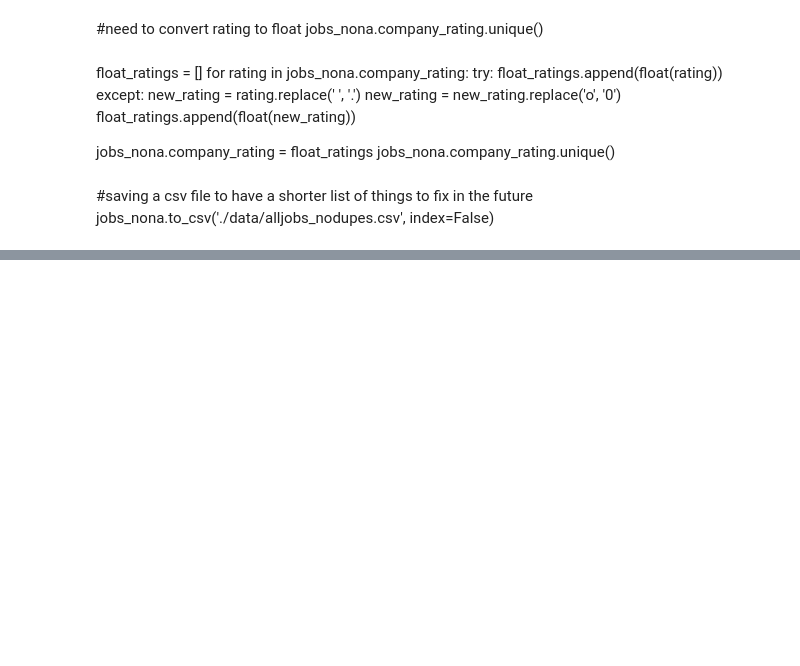
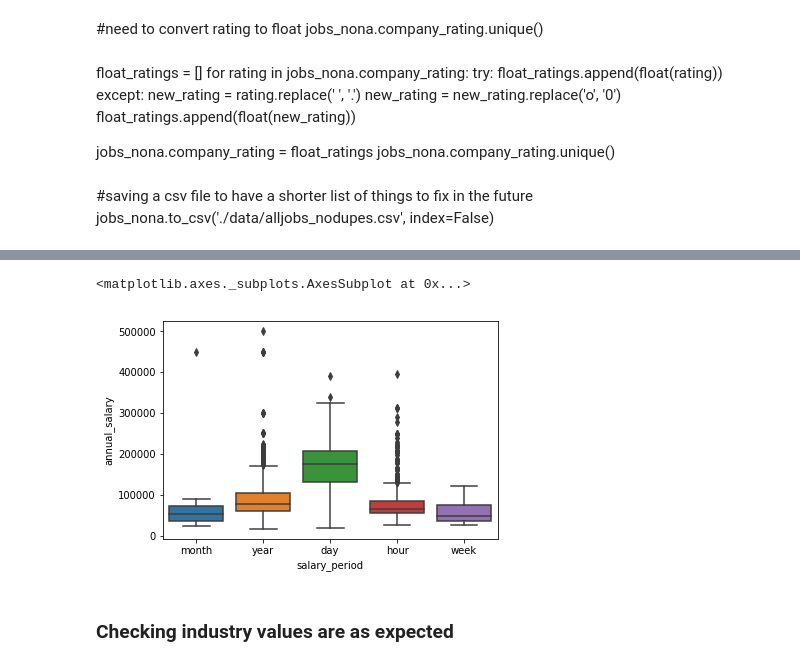
Before and after one commit to LydiaPeabody/job-description-gender-analysis, a Jupyter notebook: JD_data_cleaning.ipynb, the cells around one changed output, grey strips where cells are left out. Saved outputs shown, nothing was run; the diff lists cells and outputs as text; code cells hidden in the pictures; blank space fills up the shorter version.

```diff
--- a/JD_data_cleaning.ipynb
+++ b/JD_data_cleaning.ipynb
@@ -130,0 +211,4 @@ TypeError: expected string or bytes-like object
+# %%
+#appears to be valid, but also a duplicate
+jobs_nodupes.drop(4252, inplace=True)
+jobs_nodupes[(jobs_nodupes.salary_period == 'month') & (jobs_nodupes.salary_values > 20000)]
@@ -130,0 +218,29 @@ TypeError: expected string or bytes-like object
+# %%
+salary_multipliers = []
+
+for time in jobs_nodupes.salary_period:
+    if time == 'year':
+        multiplier = 1
+    elif time == 'month':
+        multiplier = 12
+    elif time == 'week':
+        multiplier = 52
+    elif time == 'day':
+        multiplier = 260
+    elif time == 'hour':
+        multiplier = 2080
+    else:
+        multiplier = None
+
+    salary_multipliers.append(multiplier)
+# %%
+jobs_nodupes['salary_multiplier'] = salary_multipliers
+# %%
+jobs_nodupes['annual_salary'] = jobs_nodupes.salary_values * jobs_nodupes.salary_multiplier
+# %%
+sns.boxplot(x='salary_period', y='annual_salary', data=jobs_nodupes)
+# %% [output]
+<matplotlib.axes._subplots.AxesSubplot at 0x...>
+[figure, added]
+# %% [markdown]
+### Checking industry values are as expected
```
Also changed, not shown: parts of 25 cells of this notebook, 4 other files.
